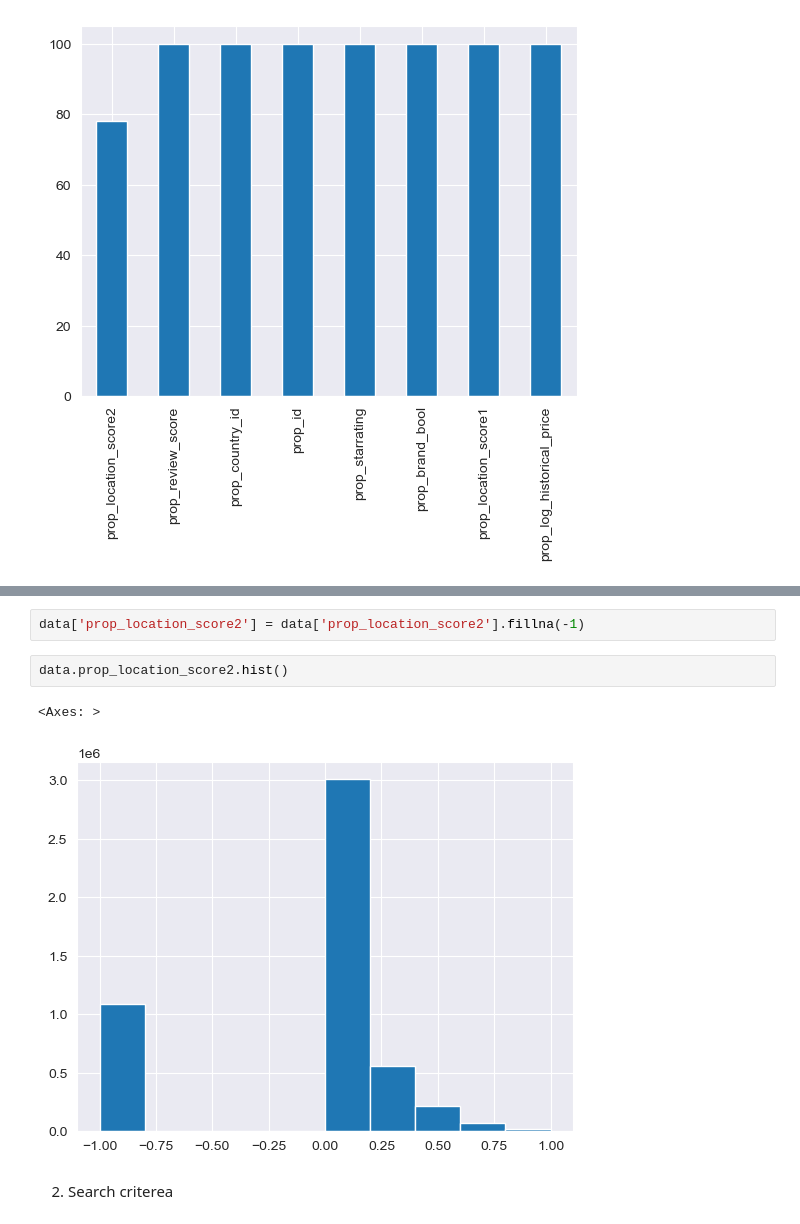
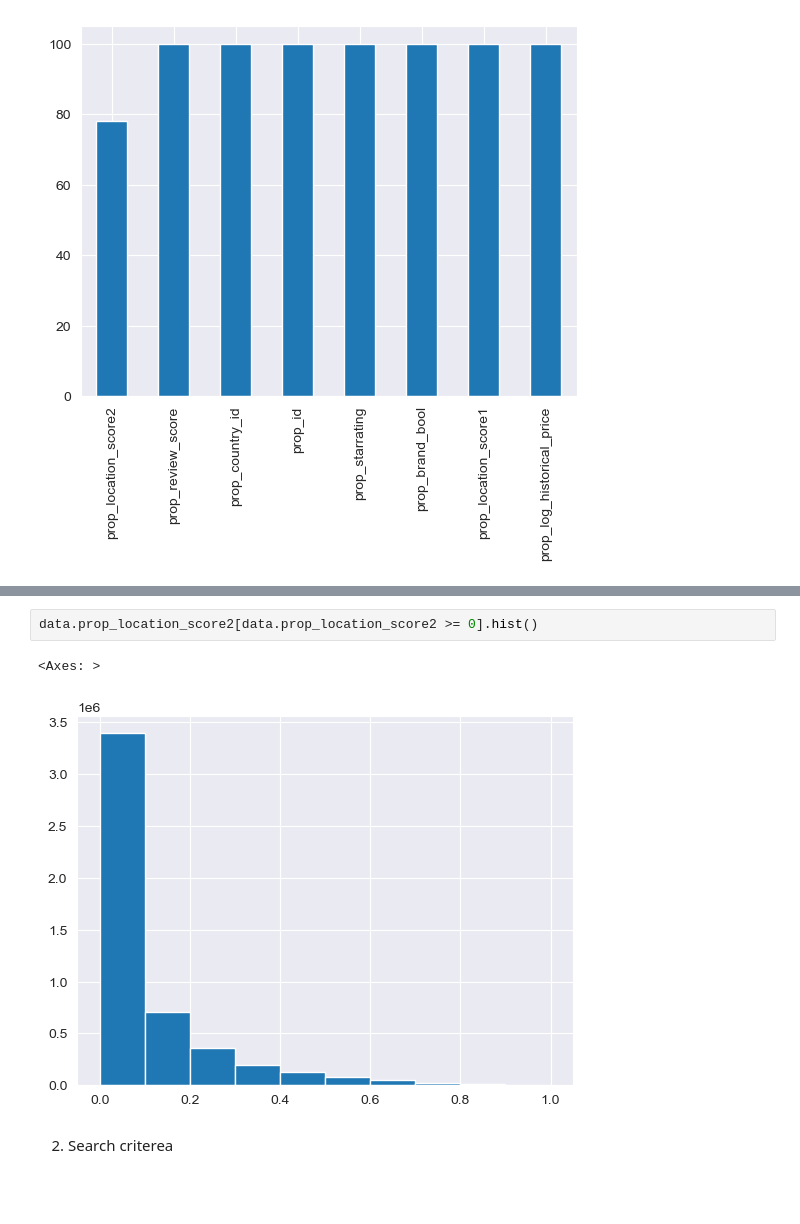
Before and after one commit to Jeniamakarchik/dmt_recom_sys, a Jupyter notebook: pre_eda.ipynb, the cells around one changed output, grey strips where cells are left out. Saved outputs shown, nothing was run; the diff lists cells and outputs as text; blank space fills up the shorter version.

```diff
--- a/pre_eda.ipynb
+++ b/pre_eda.ipynb
@@ -138,10 +174,8 @@ We will fill the score for location with negative value.
 # %%
-data['prop_location_score2'] = data['prop_location_score2'].fillna(-1)
+data.prop_location_score2[data.prop_location_score2 >= 0].hist()
+# %% [output]
+<Axes: >
+[figure, added]
-# %%
-data.prop_location_score2.hist()
-# %% [output]
-<Axes: >
-[figure, removed]
 # %% [markdown]
 2. Search criterea
 # %%
```
Also changed, not shown: parts of 20 cells of this notebook.
